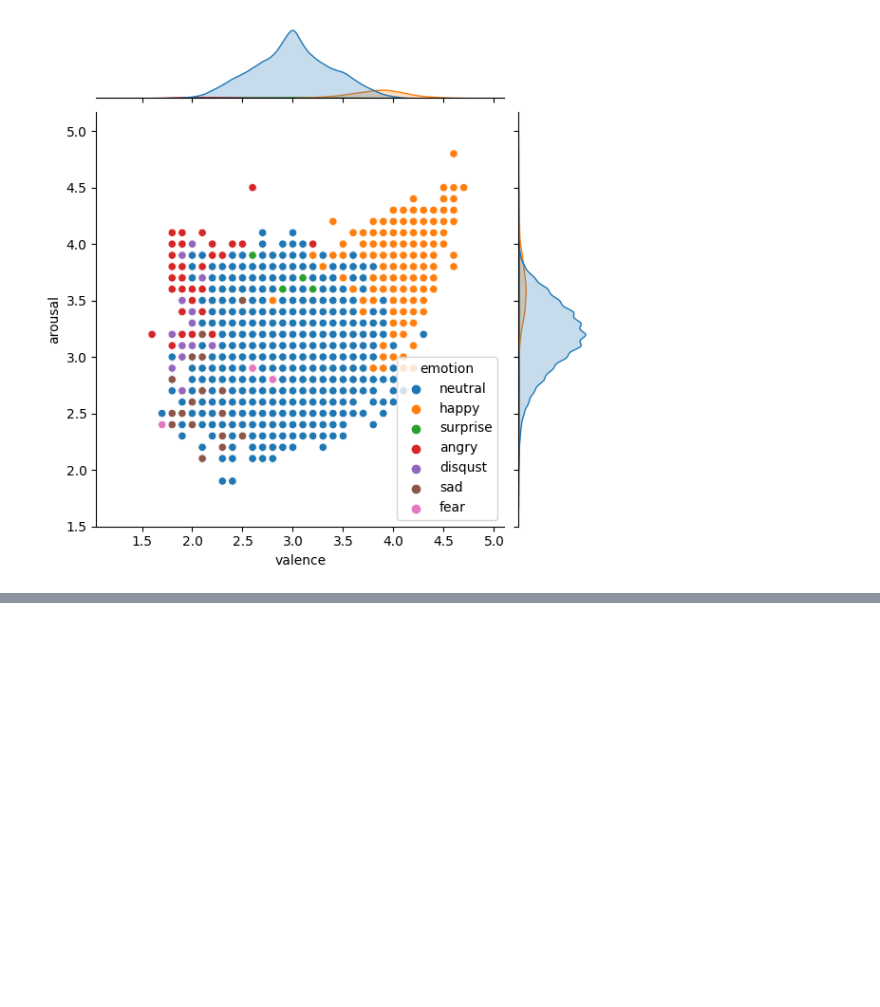
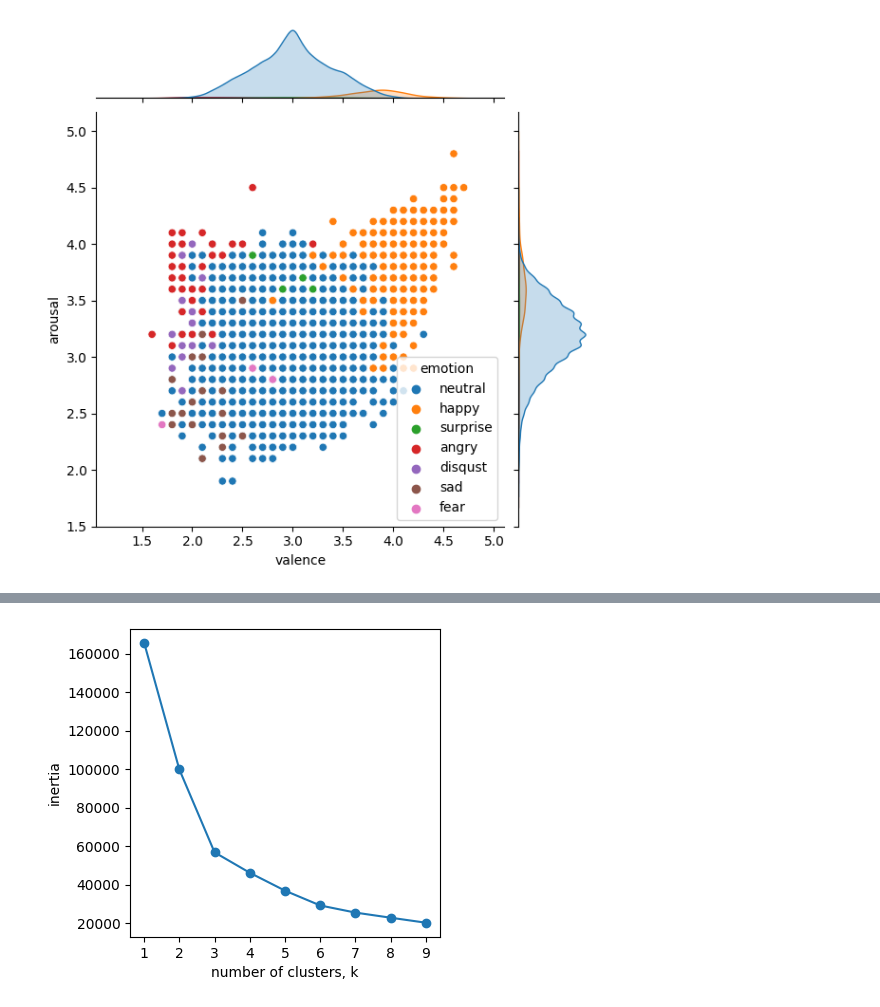
Before and after one commit to ARP-Lab/multi_modal, a Jupyter notebook: model/Clustering.ipynb, the cells around one changed output, grey strips where cells are left out. Cells and saved outputs as stored; diff of their text form; code cells hidden in the pictures; blank space fills up the shorter version.

Commit message:
k_model_for_Regression

```diff
--- a/model/Clustering.ipynb
+++ b/model/Clustering.ipynb
@@ -119,0 +182,24 @@ sns.jointplot(x='valence', y='arousal', data=eva_df.iloc[several_target_index[1]
+# %%
+from sklearn.cluster import KMeans
+
+ks = range(1,10)
+inertias = []
+
+for k in ks:
+    model = KMeans(n_clusters = k)
+    model.fit(t_eva_df_single[
+        (t_eva_df_single['emotion'] != 'surprise') &
+        (t_eva_df_single['emotion'] != 'neutral') &
+        (t_eva_df_single['emotion'] != 'happy') &
+        ][['valence', 'arousal']])
+    inertias.append(model.inertia_)
+
+plt.figure(figsize=(4, 4))
+
+plt.plot(ks, inertias, '-o')
+plt.xlabel('number of clusters, k')
+plt.ylabel('inertia')
+plt.xticks(ks)
+plt.show()
+# %% [output]
+[figure, added]
```
Also changed, not shown: parts of 21 cells of this notebook, 3 other files.
